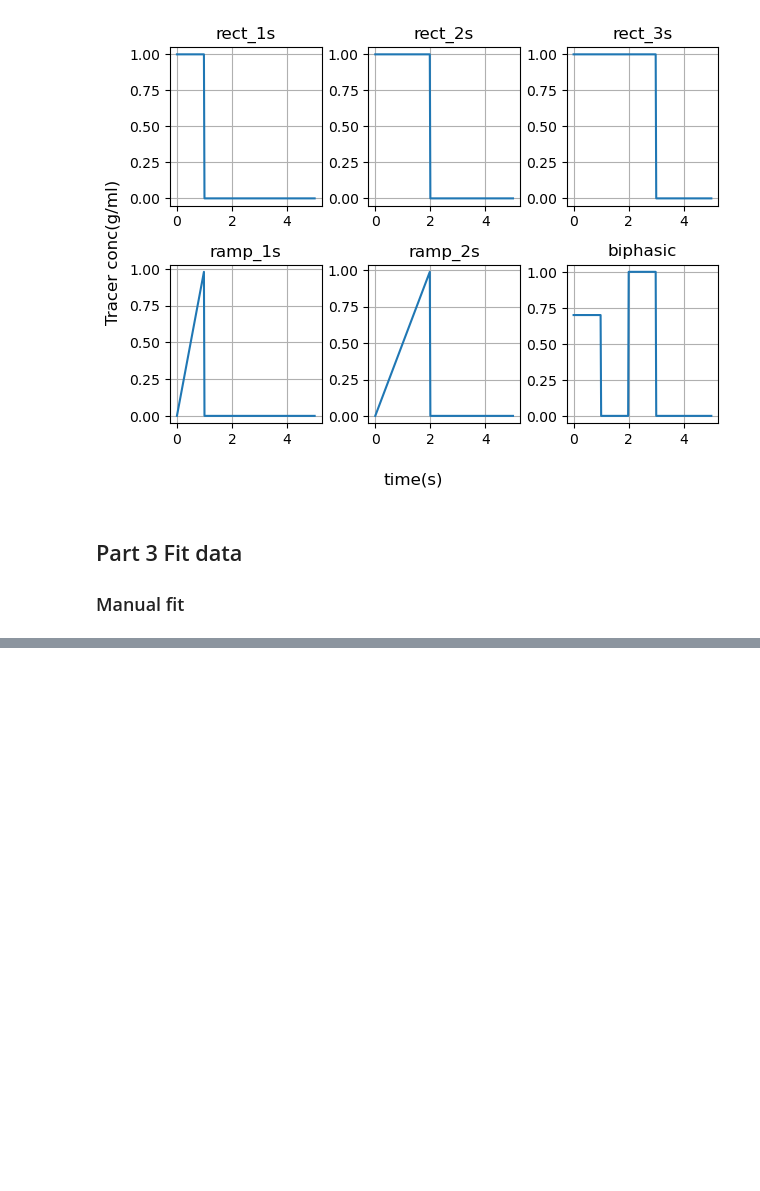
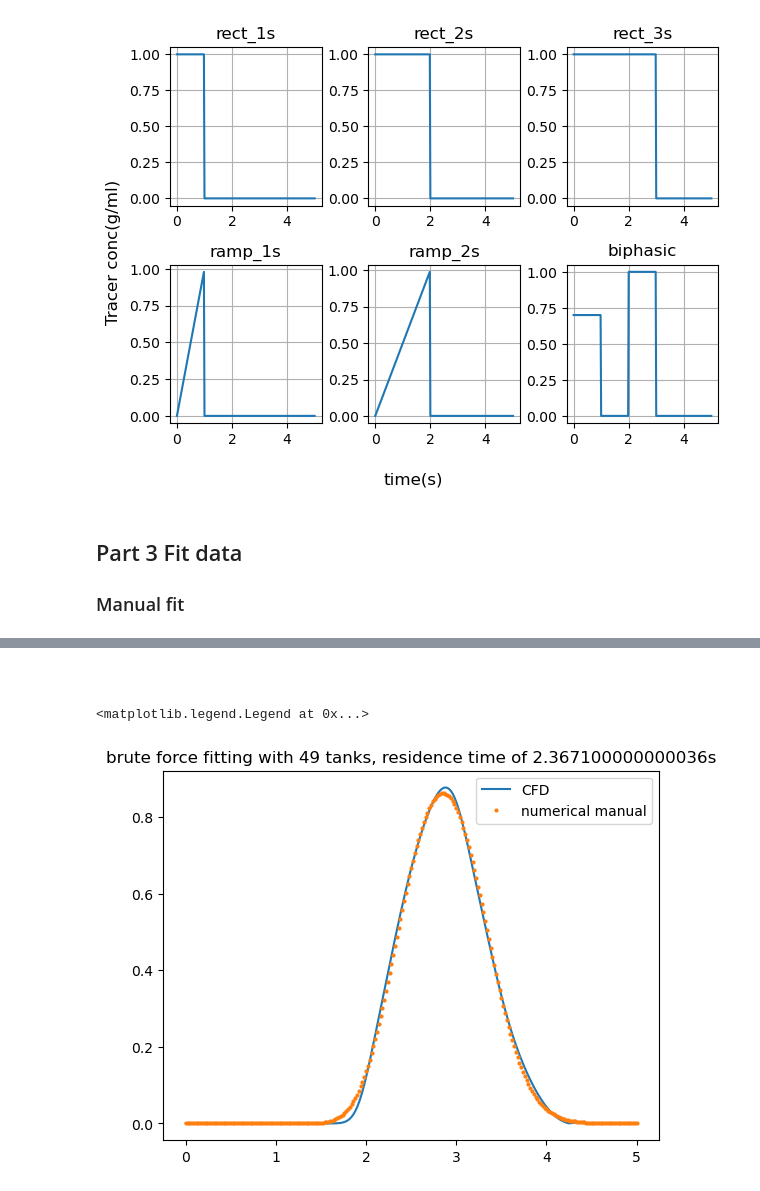
Before and after one commit to waves-stats/MOD_510_2023_autumn, a Jupyter notebook: Partha/project3/mod510_project3_partha_v2.ipynb, the cells around one changed output, grey strips where cells are left out. Cells and saved outputs as stored; diff of their text form; code cells hidden in the pictures; blank space fills up the shorter version.

```diff
--- a/Partha/project3/mod510_project3_partha_v2.ipynb
+++ b/Partha/project3/mod510_project3_partha_v2.ipynb
@@ -450,0 +459,17 @@ ax.legend()
+# %%
+SSR = 100
+#dt=0.005
+#timedata = {'t_start':0, 'dt':dt, 't_end':t[-1]}
+timedata = t
+
+for N in range(45, 52):
+    for tau in np.arange(2.35,2.37,0.00001):
+        model = CSTRModel(tau = tau, N= N, timedata=timedata, inj_prot=protocol)
+        conc_model = model.time_sim(N, tau)
+        #conc_model = np.interp(t,model.ts,conc_model1 )
+        SSR1 = (conc_CFD-conc_model)**2
+        SSR1 = SSR1.sum()
+        if SSR1 < SSR:
+            print(f'Found new low: N={N}, tau={tau:.2f}, SSR={SSR1:.4f}')
+            SSR = SSR1
+            N_fit, tau_fit = N, tau
@@ -450,0 +494,26 @@ ax.legend()
+# %% [markdown]
+###
+# %%
+datafile = 'data/Healthy_rect_1s.csv'
+protocol ='rect_1s'
+concdata = pd.read_csv(datafile)
+t = concdata.Time.to_numpy()
+conc_CFD = concdata.Concentration.to_numpy()
+
+
+N = 52
+tau = 2.37
+model = CSTRModel(tau = tau, N= N, timedata=timedata, inj_prot=protocol)
+#conc_model_manual = model.time_sim(N, tau)
+conc_model_fitted = model.time_sim(N_fit, tau_fit)
+
+fig, ax = plt.subplots()
+ax.plot(t, conc_CFD, label = 'CFD')
+#ax.plot(t, conc_model_manual,'*', markersize=2 ,label = 'numerical manual')
+ax.plot(model.ts, conc_model_fitted,'o', markersize=2 ,label = 'numerical manual')
+
+ax.set_title(f'brute force fitting with {N_fit} tanks, residence time of {tau_fit}s')
+ax.legend()
+# %% [output]
+<matplotlib.legend.Legend at 0x...>
+[figure, added]
```
Also changed, not shown: parts of 5 cells of this notebook.
